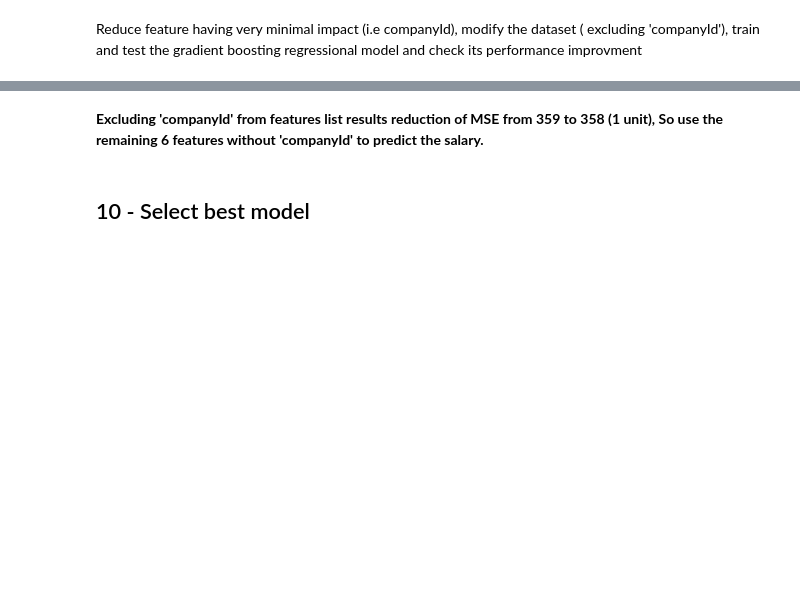
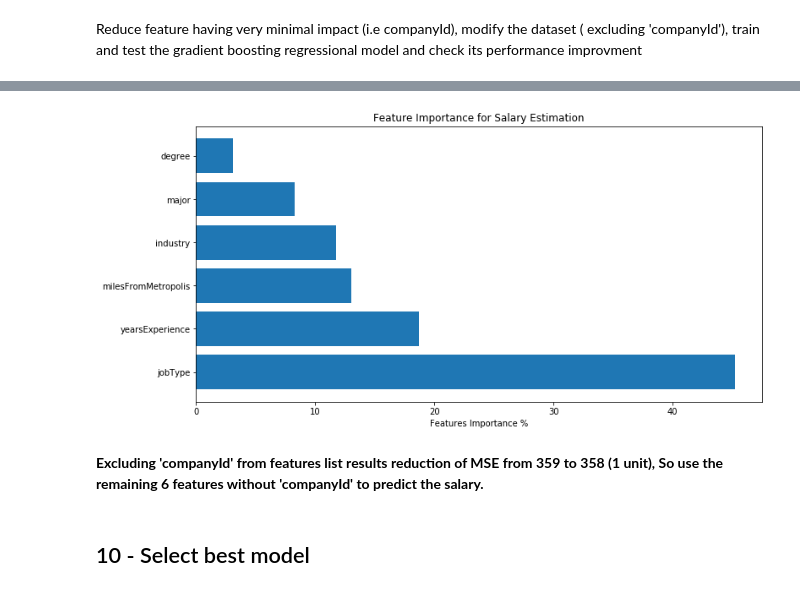
Before and after one commit to Atiabe/Salary_Prediction_Portfolio, a Jupyter notebook: Salary_Prediction_Python.ipynb, the cells around one changed output, grey strips where cells are left out. Saved outputs shown, nothing was run; the diff lists cells and outputs as text; code cells hidden in the pictures; blank space fills up the shorter version.

```diff
--- a/Salary_Prediction_Python.ipynb
+++ b/Salary_Prediction_Python.ipynb
@@ -715,0 +714,7 @@ degree                 0.030814
+# %%
+feature_importance = pd.DataFrame(gb.feature_importances_,columns=['importance'])
+feature_importance = pd.DataFrame(gb.feature_importances_,
+                                   columns=['importance'])
+feature_importance['features']=gb_train.columns
+feature_importance.sort_values(by=['importance'],ascending=False,inplace=True)
+print("GradientBoostingRegression:\n", feature_importance)
@@ -716,3 +730,15 @@ degree                 0.030814
+# %%
+#Feature_importance plot of gradient boosting regression after excluding ''companyId''
+plt.figure(figsize=(12, 6))
+feature_importance_per = 100.0 * (feature_importance['importance'])
+pos=feature_importance['features']
+plt.barh(pos,feature_importance_per, align='center')
+plt.yticks(pos)
+plt.xlabel('Features Importance %')
+plt.title('Feature Importance for Salary Estimation')
+plt.show()
+# %% [output]
+[figure, added]
 # %% [markdown]
 **Excluding 'companyId' from features list results reduction of MSE from 359 to 358 (1 unit), So use the remaining 6 features without 'companyId' to predict the salary.**
 # %% [markdown]
```
Also changed, not shown: parts of 12 cells of this notebook.
